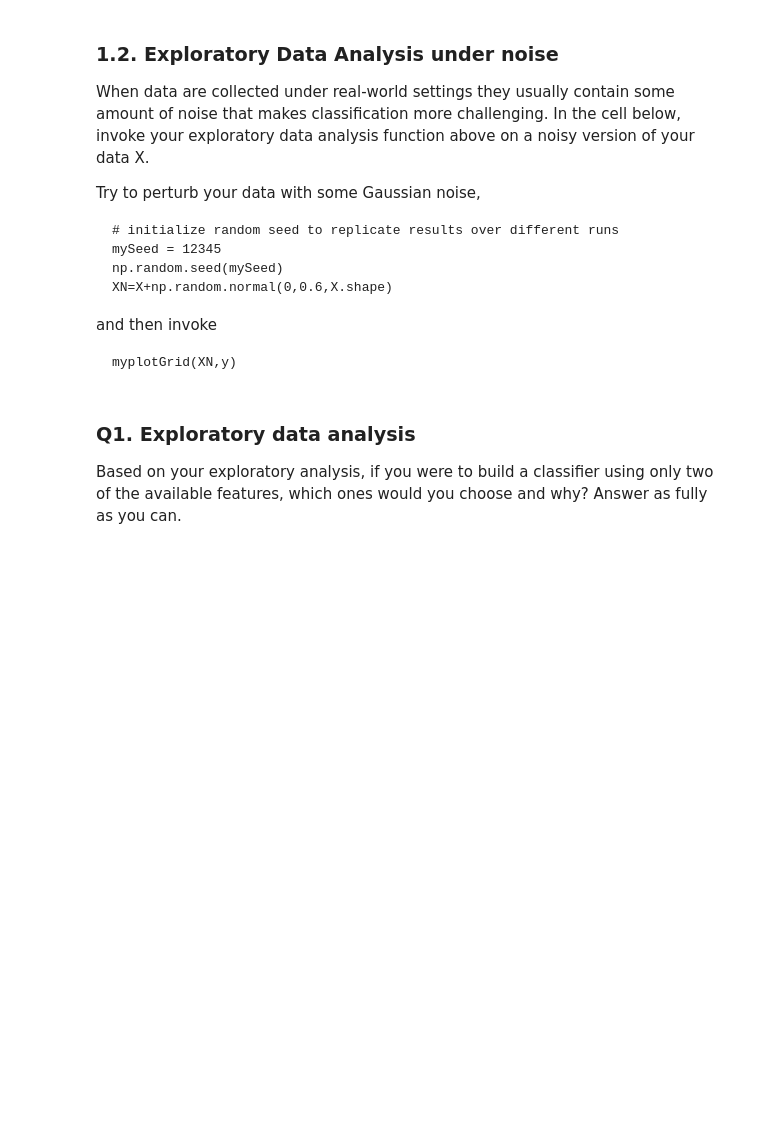
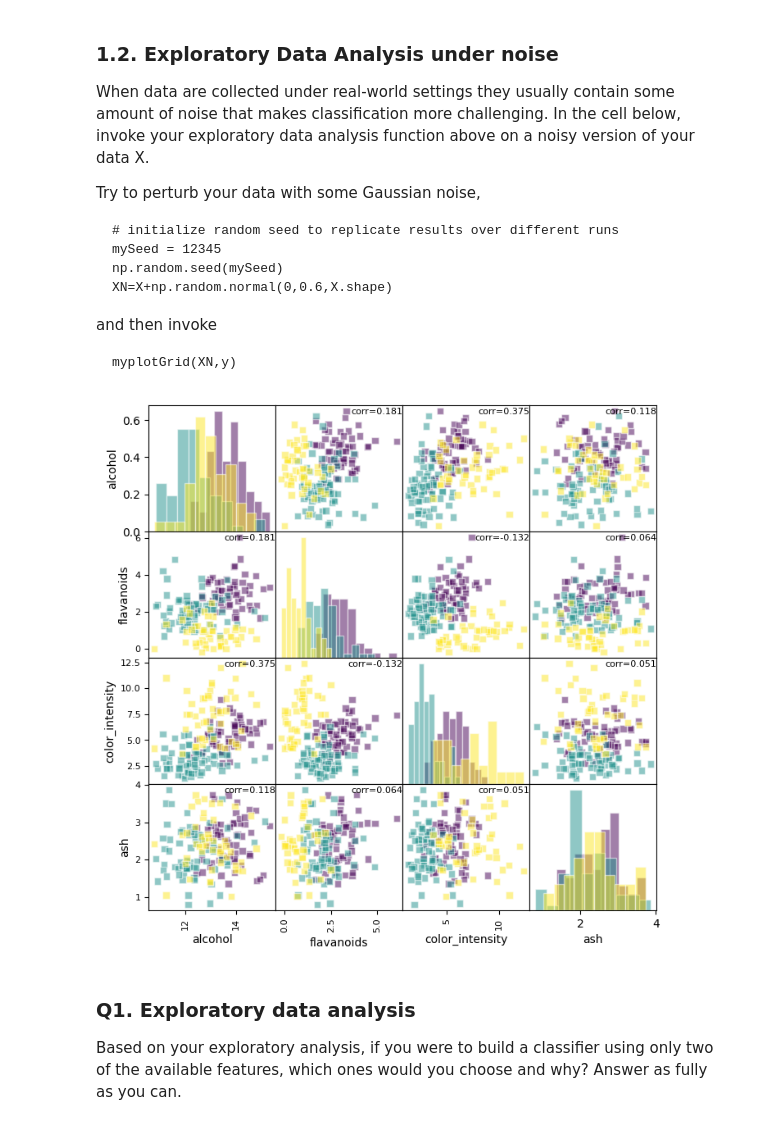
Before and after one commit to hudsonmendes/uolondon-cm3015-mlnn, a Jupyter notebook: report.ipynb, the cells around one changed output. Drawn from its saved outputs; the diff is of its cells as text; code cells hidden in the pictures; blank space fills up the shorter version.

```diff
--- a/report.ipynb
+++ b/report.ipynb
@@ -148,3 +148,11 @@ and then invoke
+# %%
+r = 42
+np.random.seed(r)
+XN = X + np.random.normal(0, 0.6, X.shape)
+# %%
+myplotGrid(XN, y, feature_names=selected_features)
+# %% [output]
+[figure, added]
 # %% [markdown]
 ### Q1. Exploratory data analysis
 
```
Also changed, not shown: parts of 3 cells of this notebook.
